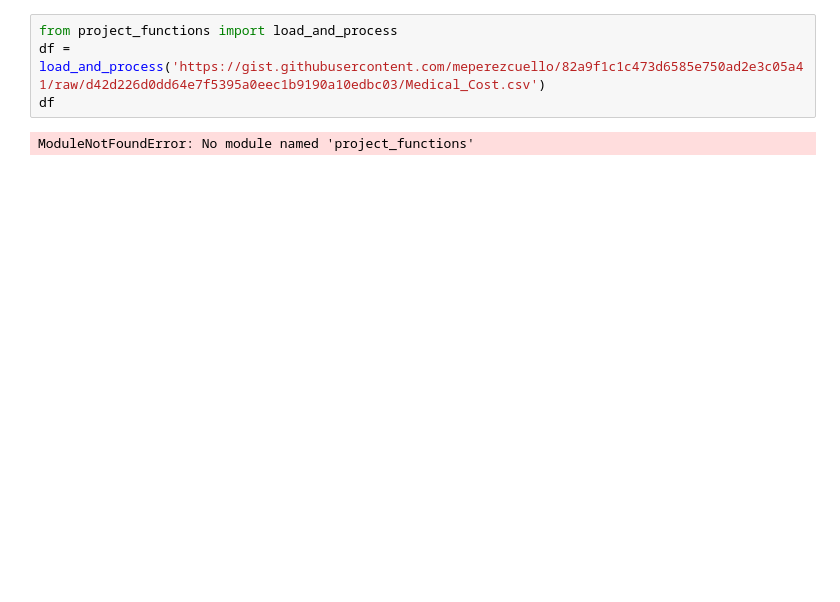
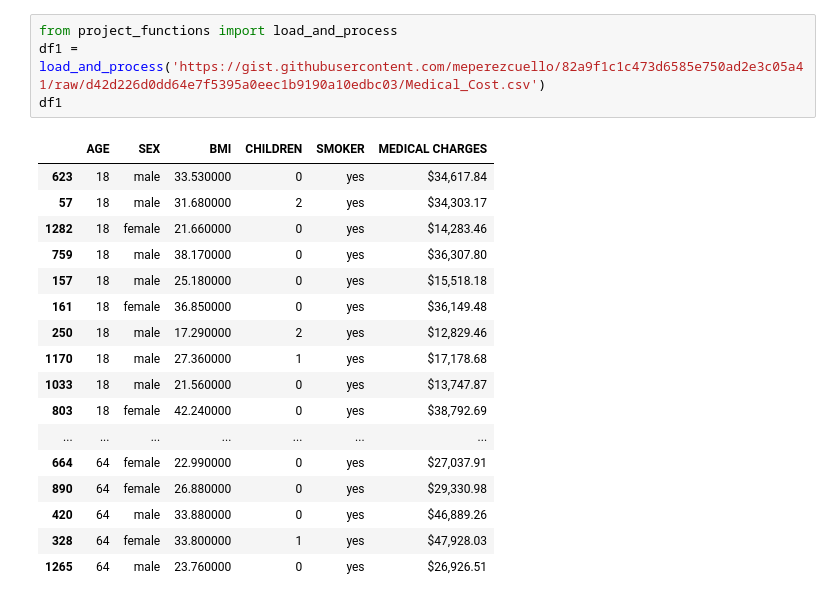
Before and after one commit to data301-2020-winter2/course-project-group_1010, a Jupyter notebook: Analysis/Analysis_TaimSwid/Milestone2_Importing_Functions.ipynb, the cells around one changed output. Cells and saved outputs as stored; diff of their text form; blank space fills up the shorter version.

Commit message:
Task 3, 4 & 5 edits
I cleaned up a few errors as they were not showing up on github.

```diff
--- a/Analysis/Analysis_TaimSwid/Milestone2_Importing_Functions.ipynb
+++ b/Analysis/Analysis_TaimSwid/Milestone2_Importing_Functions.ipynb
@@ -1,6 +1,22 @@
 # %%
 from project_functions import load_and_process
-df = load_and_process('https://gist.githubusercontent.com/meperezcuello/82a9f1c1c473d6585e750ad2e3c05a41/raw/d42d226d0dd64e7f5395a0eec1b9190a10edbc03/Medical_Cost.csv')
-df
+df1 = load_and_process('https://gist.githubusercontent.com/meperezcuello/82a9f1c1c473d6585e750ad2e3c05a41/raw/d42d226d0dd64e7f5395a0eec1b9190a10edbc03/Medical_Cost.csv')
+df1
 # %% [output]
-ModuleNotFoundError: No module named 'project_functions'
+|  | AGE | SEX | BMI | CHILDREN | SMOKER | MEDICAL CHARGES |
+| 623 | 18 | male | 33.530000 | 0 | yes | $34,617.84 |
+| 57 | 18 | male | 31.680000 | 2 | yes | $34,303.17 |
+| 1282 | 18 | female | 21.660000 | 0 | yes | $14,283.46 |
+| 759 | 18 | male | 38.170000 | 0 | yes | $36,307.80 |
+| 157 | 18 | male | 25.180000 | 0 | yes | $15,518.18 |
+| 161 | 18 | female | 36.850000 | 0 | yes | $36,149.48 |
+| 250 | 18 | male | 17.290000 | 2 | yes | $12,829.46 |
+| 1170 | 18 | male | 27.360000 | 1 | yes | $17,178.68 |
+| 1033 | 18 | male | 21.560000 | 0 | yes | $13,747.87 |
+| 803 | 18 | female | 42.240000 | 0 | yes | $38,792.69 |
+| ... | ... | ... | ... | ... | ... | ... |
+| 664 | 64 | female | 22.990000 | 0 | yes | $27,037.91 |
+| 890 | 64 | female | 26.880000 | 0 | yes | $29,330.98 |
+| 420 | 64 | male | 33.880000 | 0 | yes | $46,889.26 |
+| 328 | 64 | female | 33.800000 | 1 | yes | $47,928.03 |
+| 1265 | 64 | male | 23.760000 | 0 | yes | $26,926.51 |
```
Also changed, not shown: 2 other files.
